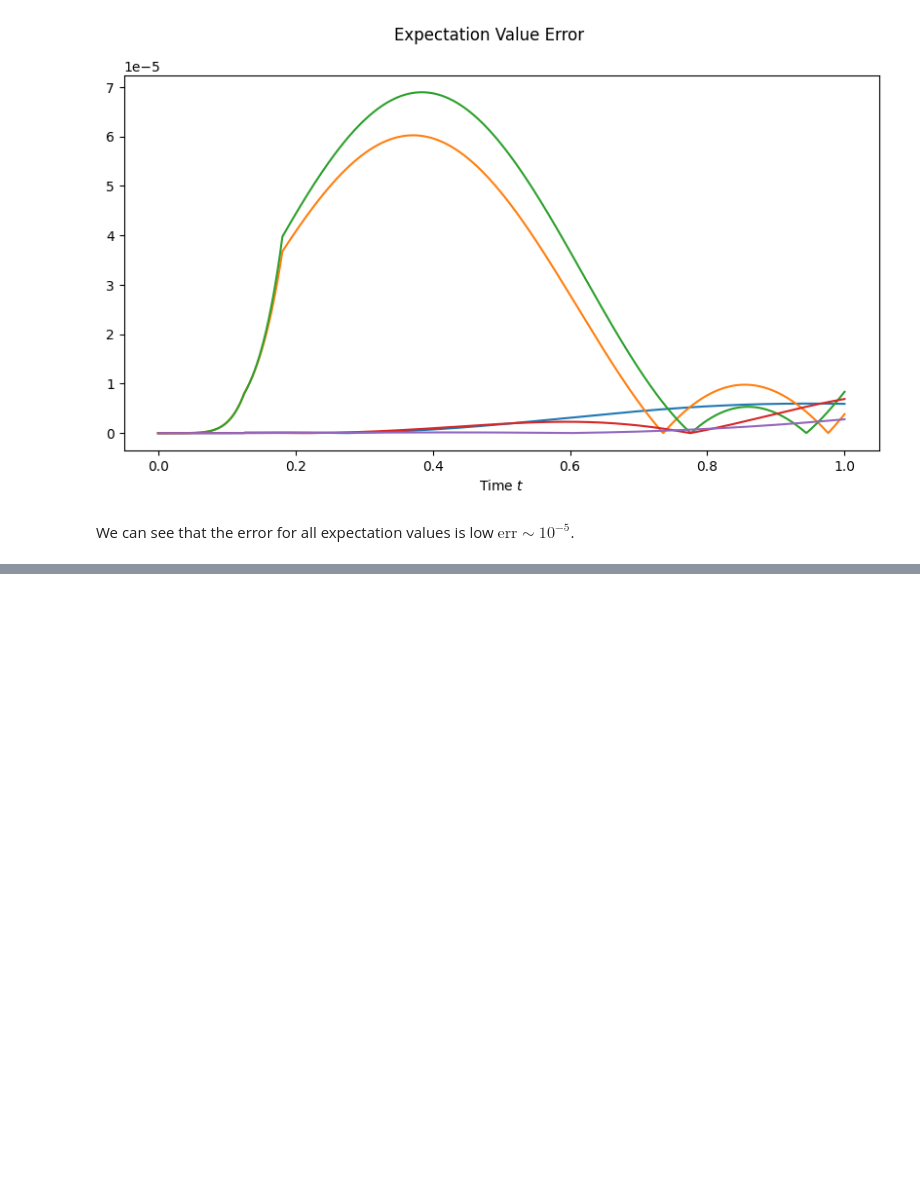
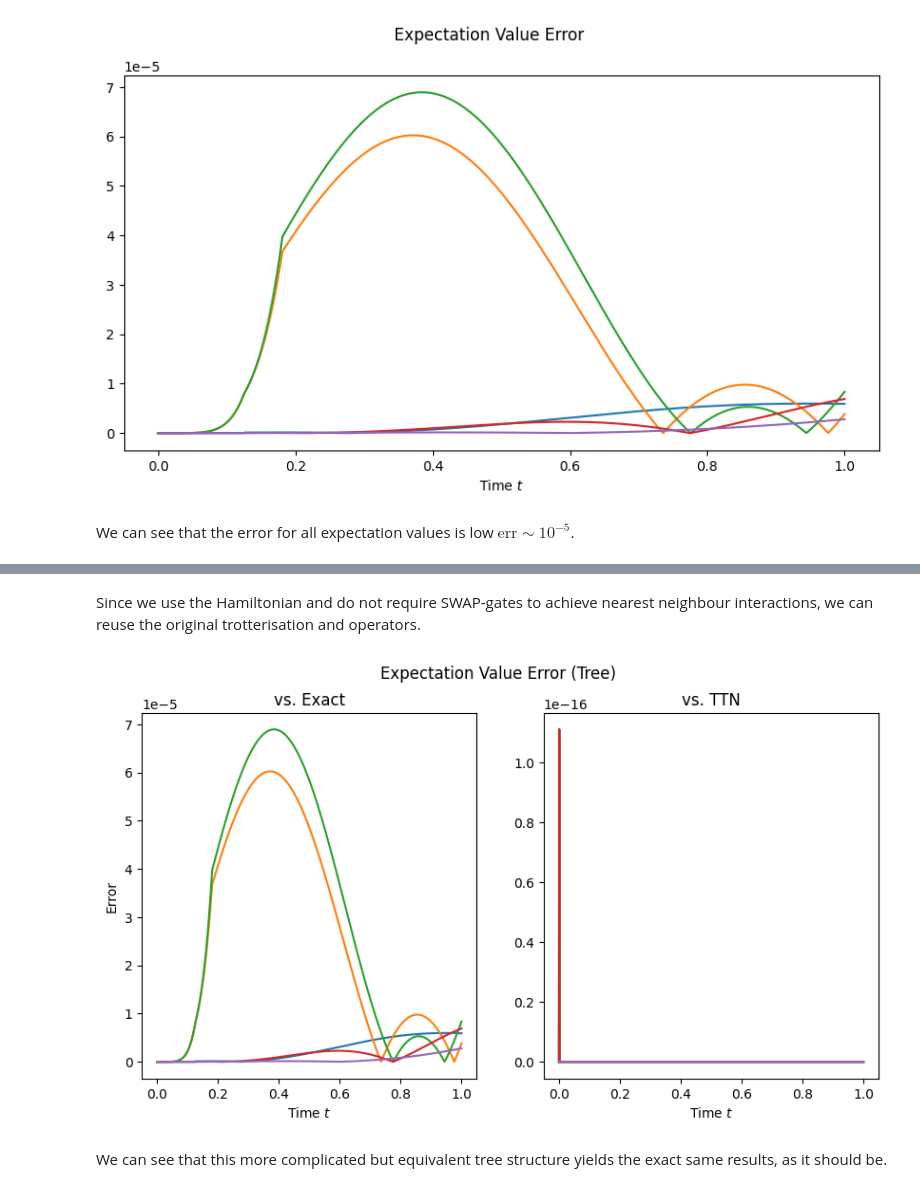
Before and after one commit to Drachier/PyTreeNet, a Jupyter notebook: example_notebooks/tebd_mps.ipynb, the cells around one changed output, grey strips where cells are left out. Saved outputs shown, nothing was run; the diff lists cells and outputs as text; code cells hidden in the pictures; blank space fills up the shorter version.

Commit message:
Test different MPS structure

```diff
--- a/example_notebooks/tebd_mps.ipynb
+++ b/example_notebooks/tebd_mps.ipynb
@@ -139,11 +139,11 @@ max_bond_dim = 20
 rel_tol = 0.000001
 
 # We want to observe the evolution of the Z-operator expectation at each site.
-operators = [ptn.TensorProduct({node_id: Z}) for node_id in mps.nodes]
+tebd_operators = [ptn.TensorProduct({node_id: Z}) for node_id in mps.nodes]
 
 # We instantiate the TEBD simulations. To keep them independent, the MPS has to be copied.
 tebd_sim_1st = ptn.TEBD(deepcopy(mps), trotter1st, time_step_size=time_step_size, final_time=final_time,
-                        operators=operators, max_bond_dim=20, rel_tol=rel_tol)
+                        operators=tebd_operators, max_bond_dim=max_bond_dim, rel_tol=rel_tol)
 
 # After the set up is complete, we merely have to run the simulation
 tebd_sim_1st.run()
@@ -293,0 +323,31 @@ We can see that the error for all expectation values is low $\text{err} \sim 10^
+# %% [markdown]
+Since we use the Hamiltonian and do not require SWAP-gates to achieve nearest neighbour interactions, we can reuse the original trotterisation and operators.
+# %%
+tebd_tree = ptn.TEBD(deepcopy(mps_tree), trotter1st, time_step_size=time_step_size,
+                     final_time=final_time, operators=tebd_operators,
+                     max_bond_dim=max_bond_dim, rel_tol=rel_tol)
+tebd_tree.run()
+# %%
+errors_tree = results[0:-1] - tebd_tree.results[0:-1]
+errors_tns = tebd_sim_1st.results[0:-1] - tebd_tree.results[0:-1]
+
+fig3, ax3 = plt.subplots(1, 2, sharex=True, figsize=(10,5))
+
+fig3.suptitle("Expectation Value Error (Tree)")
+
+for error_row in errors_tree:
+    ax3[0].plot(times, [abs(error) for error in error_row])
+ax3[0].set_ylabel("Error")
+ax3[0].set_xlabel("Time $t$")
+ax3[0].set_title("vs. Exact")
+
+for error_row in errors_tns:
+    ax3[1].plot(times, [abs(error) for error in error_row])
+ax3[1].set_xlabel("Time $t$")
+ax3[1].set_title("vs. TTN")
+
+plt.show()
+# %% [output]
+[figure, added]
+# %% [markdown]
+We can see that this more complicated but equivalent tree structure yields the exact same results, as it should be.
```
Also changed, not shown: parts of 2 cells of this notebook.
